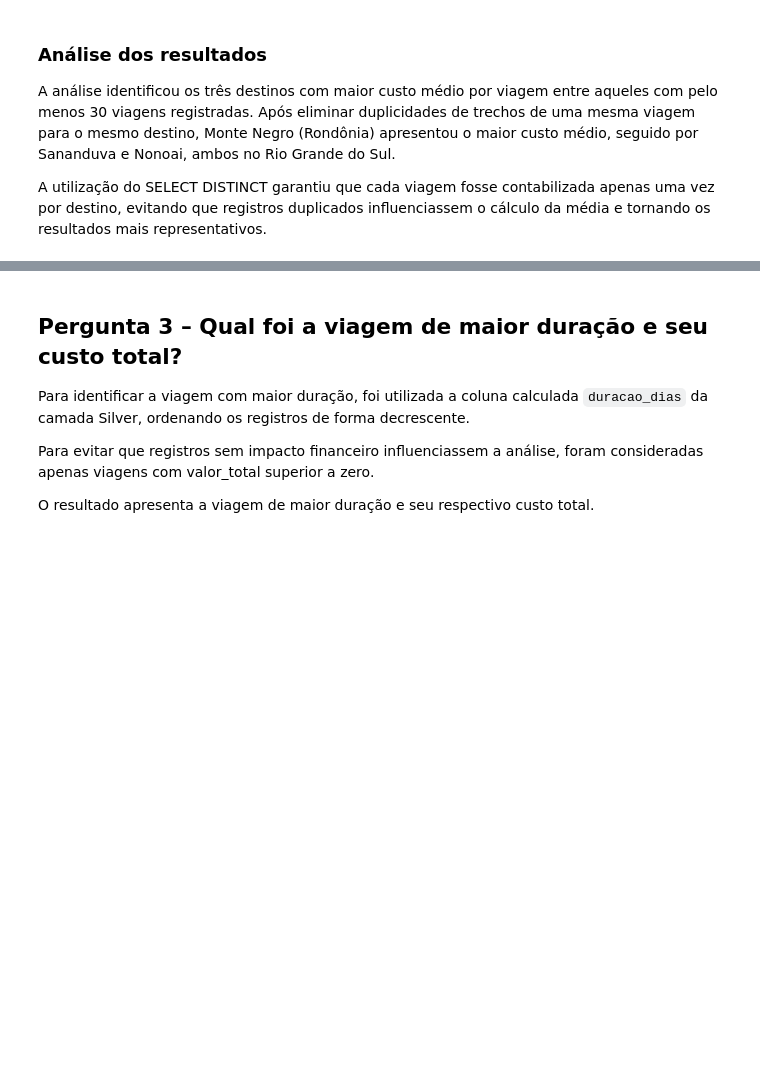
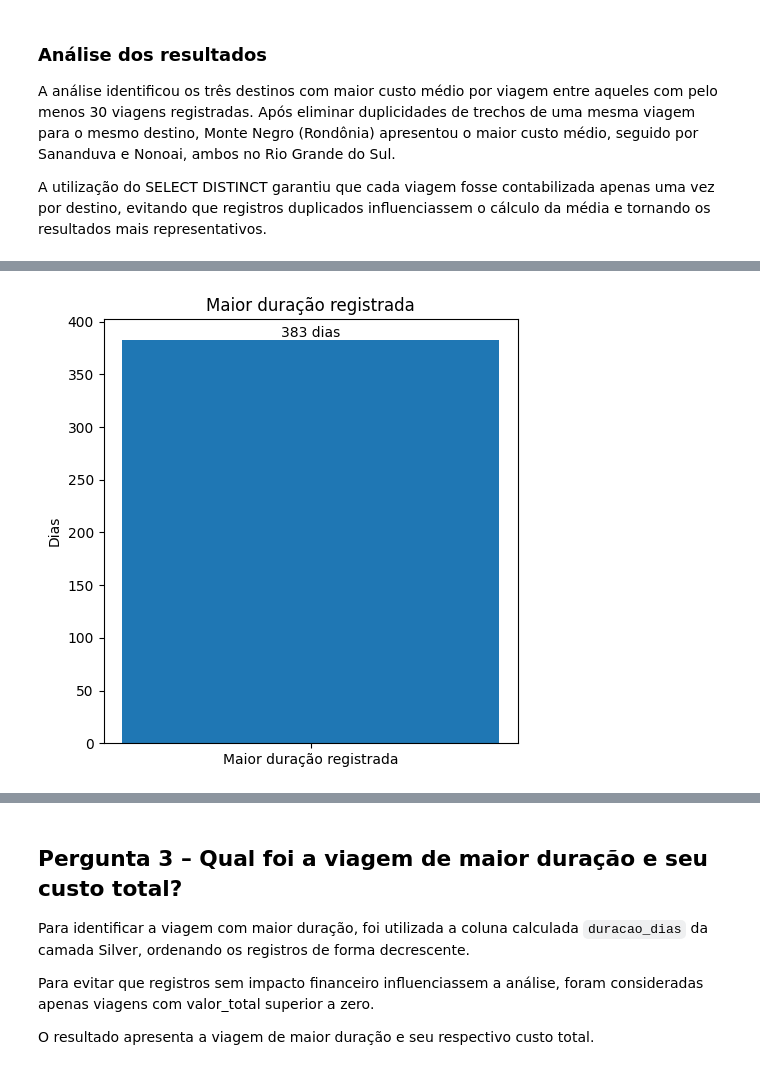
Before and after one commit to FernandaBarrosLinhares/Projeto-Final-Fernanda-Linhares, a Jupyter notebook: notebooks/3_analise.ipynb, the cells around one changed output, grey strips where cells are left out. Saved outputs shown, nothing was run; the diff lists cells and outputs as text; code cells hidden in the pictures; blank space fills up the shorter version.

Commit message:
fix. Adicionei a viagem maior com custo,dividindo a consulta em duas.

```diff
--- a/notebooks/3_analise.ipynb
+++ b/notebooks/3_analise.ipynb
@@ -244,0 +253,17 @@ A utilização do SELECT DISTINCT garantiu que cada viagem fosse contabilizada a
+# %%
+sql_q3 = '''
+SELECT
+    id_viagem,
+    nome_orgao_superior,
+    duracao_dias,
+    valor_total
+FROM silver_viagem
+ORDER BY duracao_dias DESC
+LIMIT 1;
+'''
+
+q3 = consultar(sql_q3)
+
+q3['valor_total_formatado'] = q3['valor_total'].apply(reais)
+
+q3
@@ -244,0 +273,28 @@ A utilização do SELECT DISTINCT garantiu que cada viagem fosse contabilizada a
+# %%
+dados_grafico_q3 = pd.DataFrame({
+    'categoria': ['Maior duração registrada'],
+    'dias': [q3['duracao_dias'][0]]
+})
+
+fig, ax = plt.subplots(figsize=(5,5))
+
+ax.bar(
+    dados_grafico_q3['categoria'],
+    dados_grafico_q3['dias']
+)
+
+ax.set_title('Maior duração registrada')
+ax.set_ylabel('Dias')
+
+ax.text(
+    0,
+    dados_grafico_q3['dias'][0],
+    f"{dados_grafico_q3['dias'][0]} dias",
+    ha='center',
+    va='bottom'
+)
+
+plt.tight_layout()
+plt.show()
+# %% [output]
+[figure, added]
```
Also changed, not shown: parts of 12 cells of this notebook.
